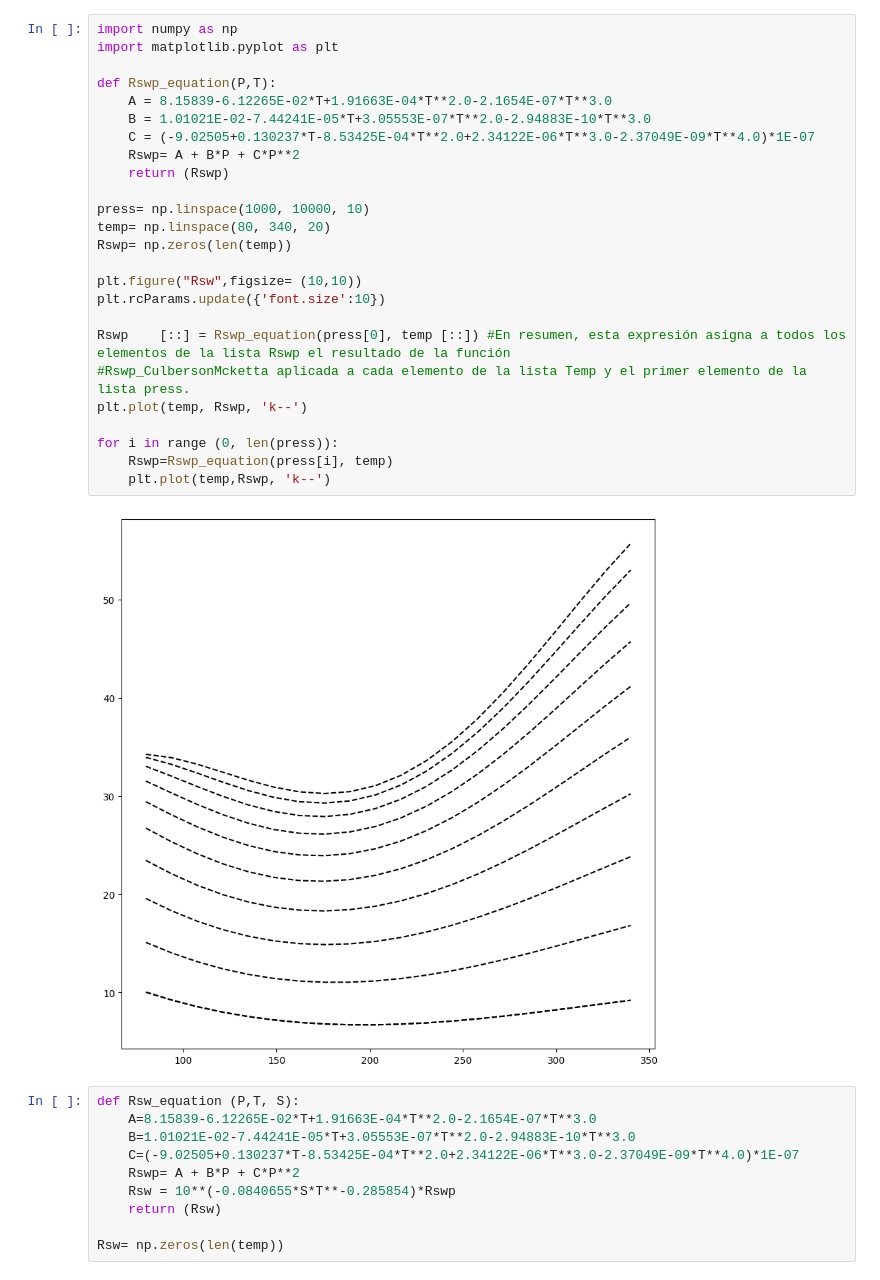
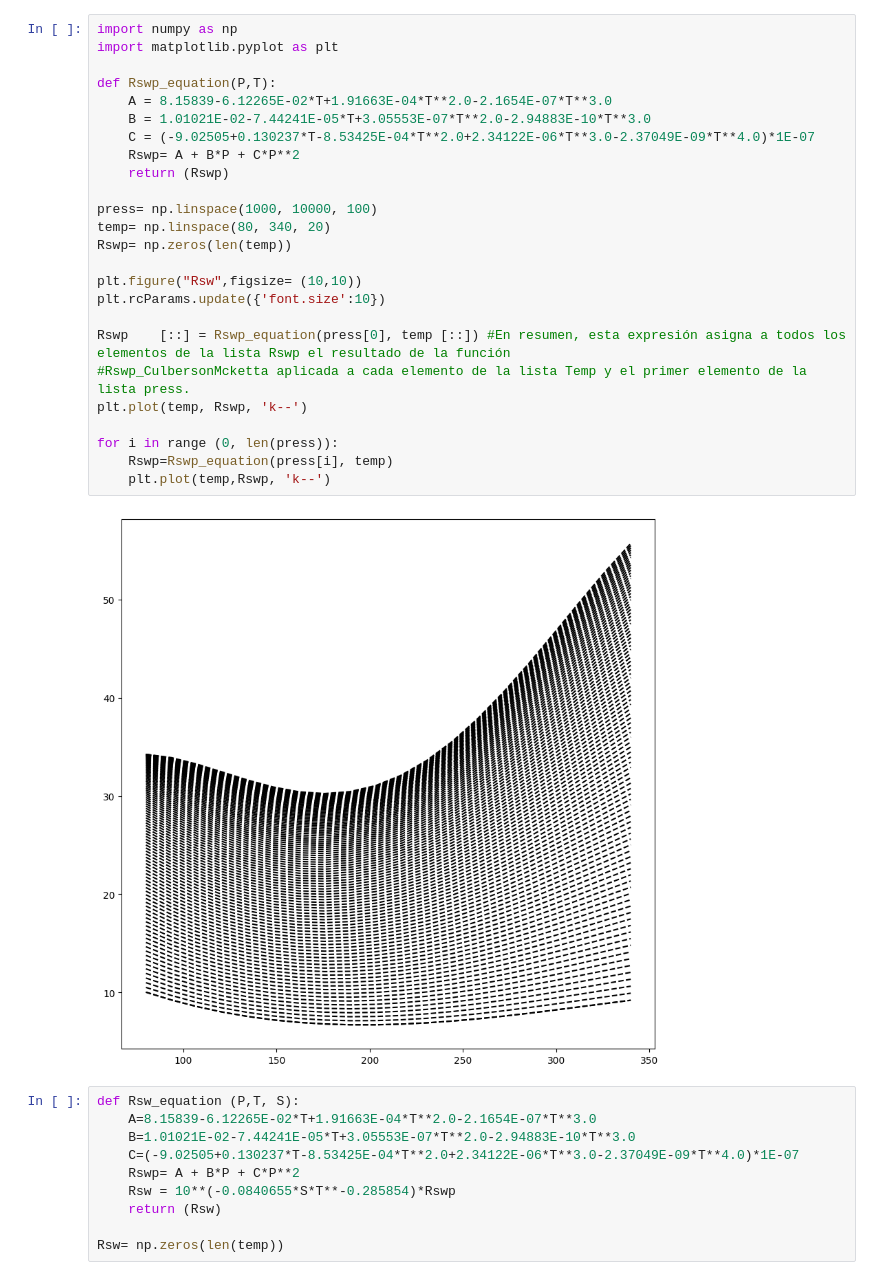
Before and after one commit to edisonc57/Neftepromyslovyye-zhidkosti-s-ispol-zovaniyem-Python, a Jupyter notebook: Корреляция_Culberson_O_L_,_McKetta_Jr.ipynb, the cells around one changed output. Saved outputs shown, nothing was run; the diff lists cells and outputs as text.

```diff
--- a/Корреляция_Culberson_O_L_,_McKetta_Jr.ipynb
+++ b/Корреляция_Culberson_O_L_,_McKetta_Jr.ipynb
@@ -3,30 +3,30 @@
 # %%
 import numpy as np
 import matplotlib.pyplot as plt
 
 def Rswp_equation(P,T):
     A = 8.15839-6.12265E-02*T+1.91663E-04*T**2.0-2.1654E-07*T**3.0
     B = 1.01021E-02-7.44241E-05*T+3.05553E-07*T**2.0-2.94883E-10*T**3.0
     C = (-9.02505+0.130237*T-8.53425E-04*T**2.0+2.34122E-06*T**3.0-2.37049E-09*T**4.0)*1E-07
     Rswp= A + B*P + C*P**2
     return (Rswp)
 
-press= np.linspace(1000, 10000, 10)
+press= np.linspace(1000, 10000, 100)
 temp= np.linspace(80, 340, 20)
 Rswp= np.zeros(len(temp))
 
 plt.figure("Rsw",figsize= (10,10))
 plt.rcParams.update({'font.size':10})
 
 Rswp	[::] = Rswp_equation(press[0], temp [::]) #En resumen, esta expresión asigna a todos los elementos de la lista Rswp el resultado de la función
 #Rswp_CulbersonMcketta aplicada a cada elemento de la lista Temp y el primer elemento de la lista press.
 plt.plot(temp, Rswp, 'k--')
 
 for i in range (0, len(press)):
     Rswp=Rswp_equation(press[i], temp)
     plt.plot(temp,Rswp, 'k--')
 # %% [output]
-[figure, old version]
+[figure, new version]
 # %%
 def Rsw_equation (P,T, S):
     A=8.15839-6.12265E-02*T+1.91663E-04*T**2.0-2.1654E-07*T**3.0
```
